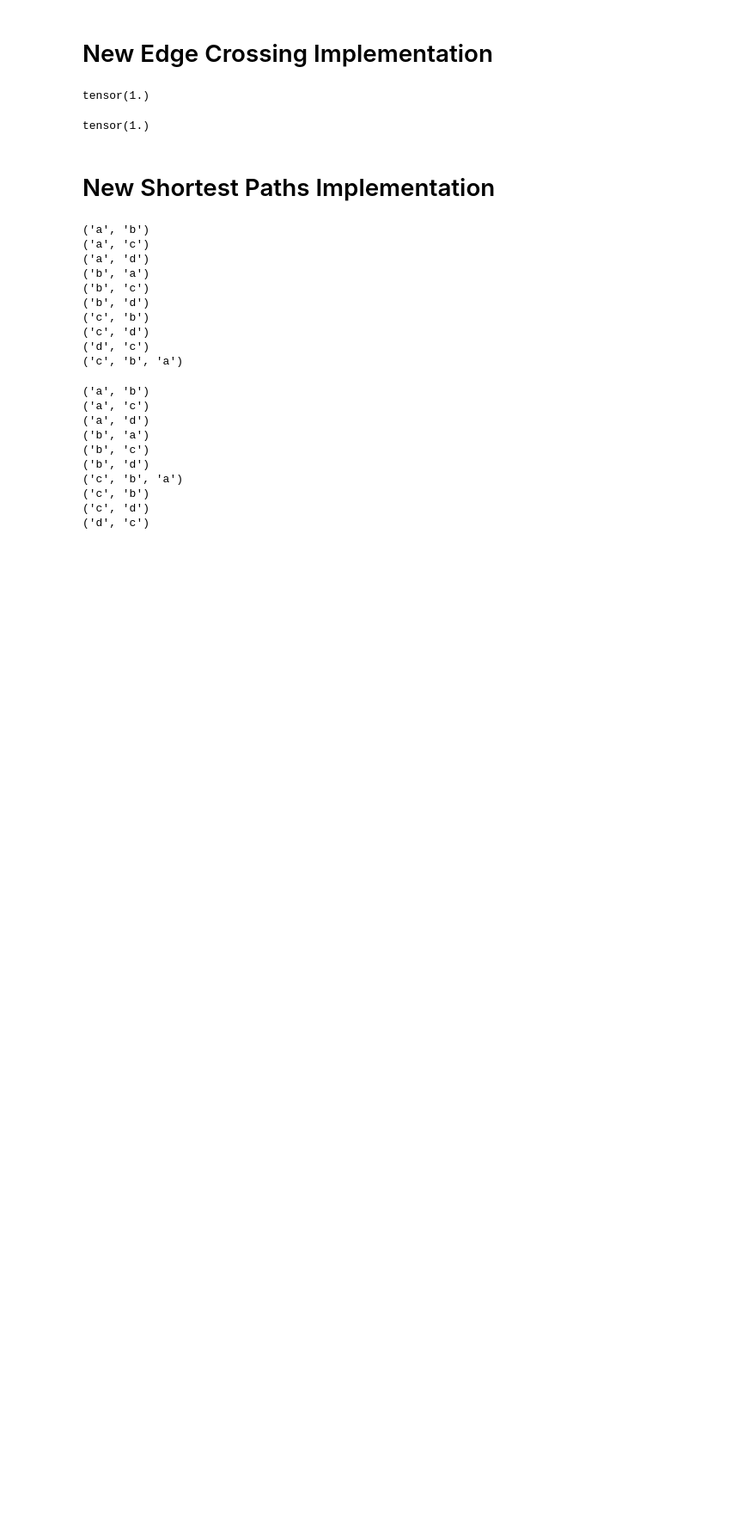
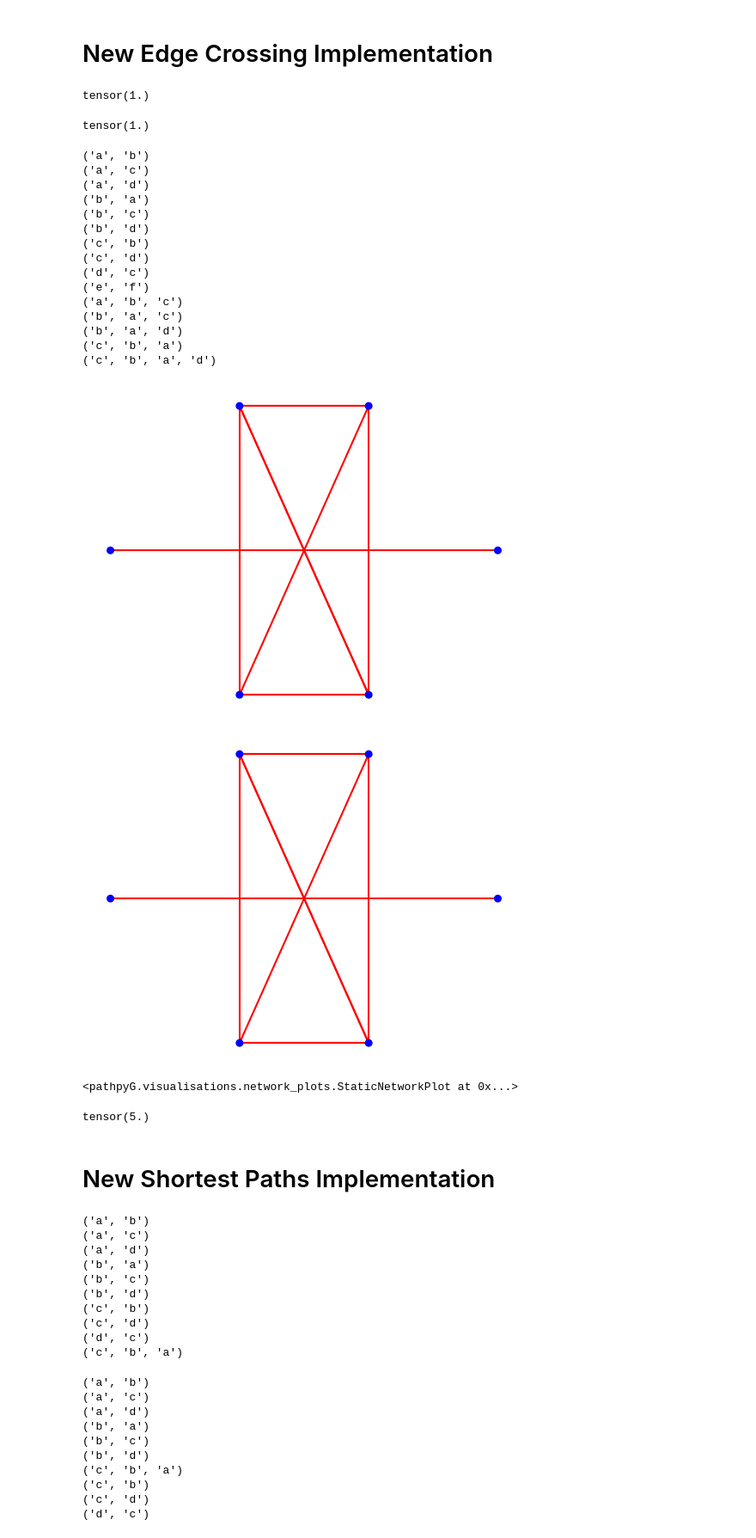
Before and after one commit to jusch2109/pathpyG, a Jupyter notebook: src/pathpyG/visualisations/Project_JS/HotVis.ipynb, the cells around one changed output. Shown at 86% size. Cells and saved outputs as stored; diff of their text form; code cells hidden in the pictures; blank space fills up the shorter version.

Commit message:
new edge_crossing function

```diff
--- a/src/pathpyG/visualisations/Project_JS/HotVis.ipynb
+++ b/src/pathpyG/visualisations/Project_JS/HotVis.ipynb
@@ -1171,3 +1372,48 @@ tensor(1.)
+# %%
+tedges = [('a', 'b', 1),('a', 'b', 2), ('b', 'a', 3), ('b', 'c', 3), ('d', 'c', 4), ('a', 'b', 4), ('c', 'b', 4),
+              ('c', 'd', 5), ('b', 'a', 5), ('c', 'b', 6), ('a', 'c', 6), ('b', 'd', 6), ('a', 'd', 6), ('e', 'f', 6)]
+test_graph = pp.TemporalGraph.from_edge_list(tedges)
+test_layout= {'a':[1,0], 'b':[2,0], 'c':[1,2], 'd':[2,2], 'e': [0, 1], 'f': [3, 1]}
+
+# create PathData object with same structure
+m = pp.MultiOrderModel.from_temporal_graph(test_graph, 1, 6, cached=True)
+test_paths = pp.PathData(test_graph.mapping)
+
+for i in range(2,7):
+   for node in list(m.layers[i].nodes):
+        if(len(list(node)) == len(set(list(node)))):
+                test_paths.append_walk(list(node))
+
+for i in range(test_paths.num_paths):
+     print(test_paths.get_walk(i))
+
+pp.plot(test_graph.to_static_graph(), layout=test_layout, backend="matplotlib")
+
+test_m = pp.MultiOrderModel.from_PathData(test_paths, 2, cached=True)
+pp.plot(test_m.layers[1], layout=test_layout, backend="matplotlib")
+# %% [output]
+('a', 'b')
+('a', 'c')
+('a', 'd')
+('b', 'a')
+('b', 'c')
+('b', 'd')
+('c', 'b')
+('c', 'd')
+('d', 'c')
+('e', 'f')
+('a', 'b', 'c')
+('b', 'a', 'c')
+('b', 'a', 'd')
+('c', 'b', 'a')
+('c', 'b', 'a', 'd')
+[figure, added]
+[figure, added]
+<pathpyG.visualisations.network_plots.StaticNetworkPlot at 0x...>
+# %%
+print(edge_crossing_compromise(test_graph, test_layout))
+# %% [output]
+tensor(5.)
 # %% [markdown]
 # New Shortest Paths Implementation
 # %%
```
Also changed, not shown: parts of 3 cells of this notebook, 2 other files.
